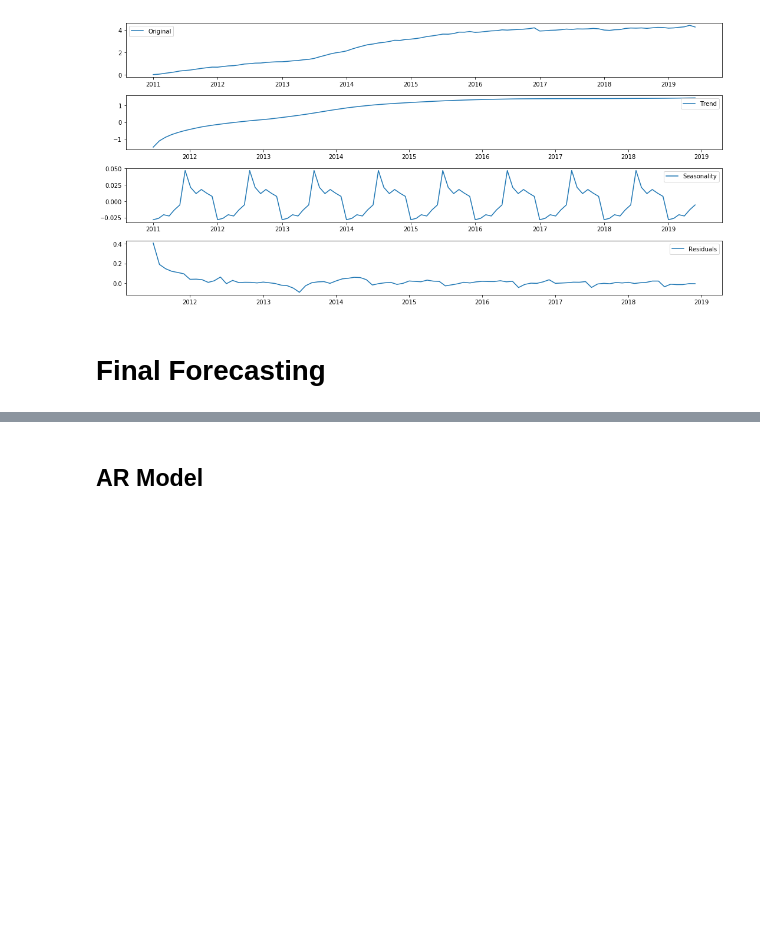
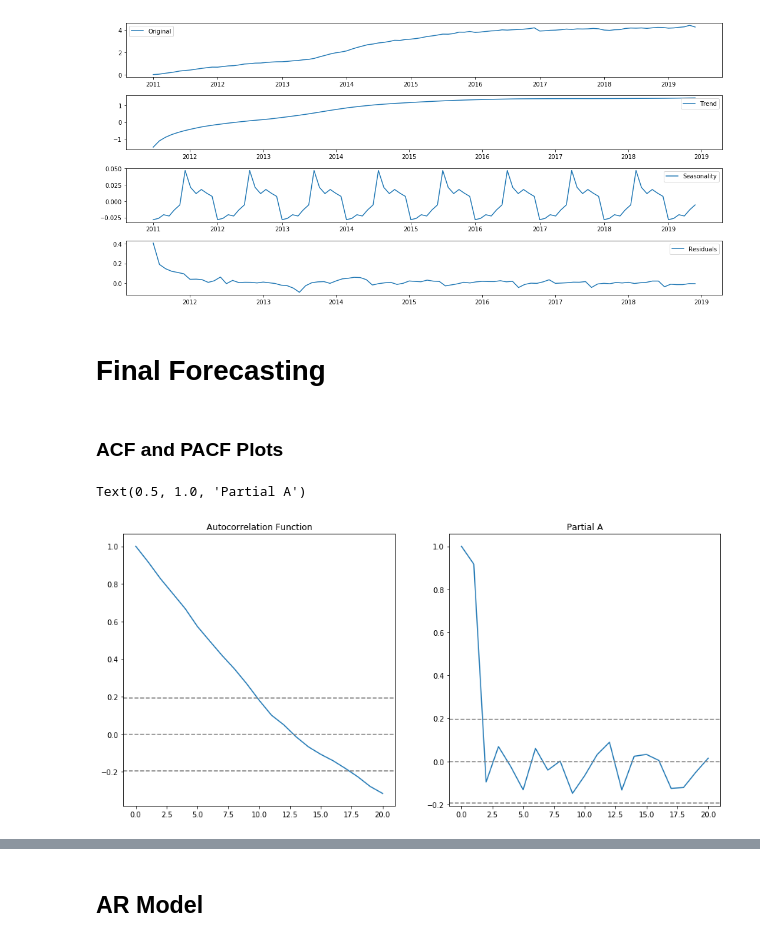
Before and after one commit to mousmee01/Sales-Forecast-Prediction, a Jupyter notebook: Sales_Prediction.ipynb, the cells around one changed output, grey strips where cells are left out. Saved outputs shown, nothing was run; the diff lists cells and outputs as text; code cells hidden in the pictures; blank space fills up the shorter version.

```diff
--- a/Sales_Prediction.ipynb
+++ b/Sales_Prediction.ipynb
@@ -269,3 +269,30 @@ plt.tight_layout()
 [figure]
 # %% [markdown]
 # **Final Forecasting**
+# %% [markdown]
+### ACF and PACF Plots
+# %%
+#These plots are to find out the AR and MA models P and Q values
+from statsmodels.tsa.stattools import acf, pacf
+
+lag_acf = acf(ts_ewma_diff3, nlags=20)
+lag_pacf = pacf(ts_ewma_diff3, nlags=20, method='ols')
+
+#Plot ACF:
+plt.subplot(121)
+plt.plot(lag_acf)
+plt.axhline(y=0,linestyle='--',color='gray')
+plt.axhline(y=-1.96/np.sqrt(len(ts_ewma_diff3)),linestyle='--',color='gray')
+plt.axhline(y=1.96/np.sqrt(len(ts_ewma_diff3)),linestyle='--',color='gray')
+plt.title('Autocorrelation Function')
+
+#Plot PACF:
+plt.subplot(122)
+plt.plot(lag_pacf)
+plt.axhline(y=0,linestyle='--',color='gray')
+plt.axhline(y=-1.96/np.sqrt(len(ts_ewma_diff3)),linestyle='--',color='gray')
+plt.axhline(y=1.96/np.sqrt(len(ts_ewma_diff3)),linestyle='--',color='gray')
+plt.title('Partial A')
+# %% [output]
+Text(0.5, 1.0, 'Partial A')
+[figure, added]
```
Also changed, not shown: parts of 11 cells of this notebook.
